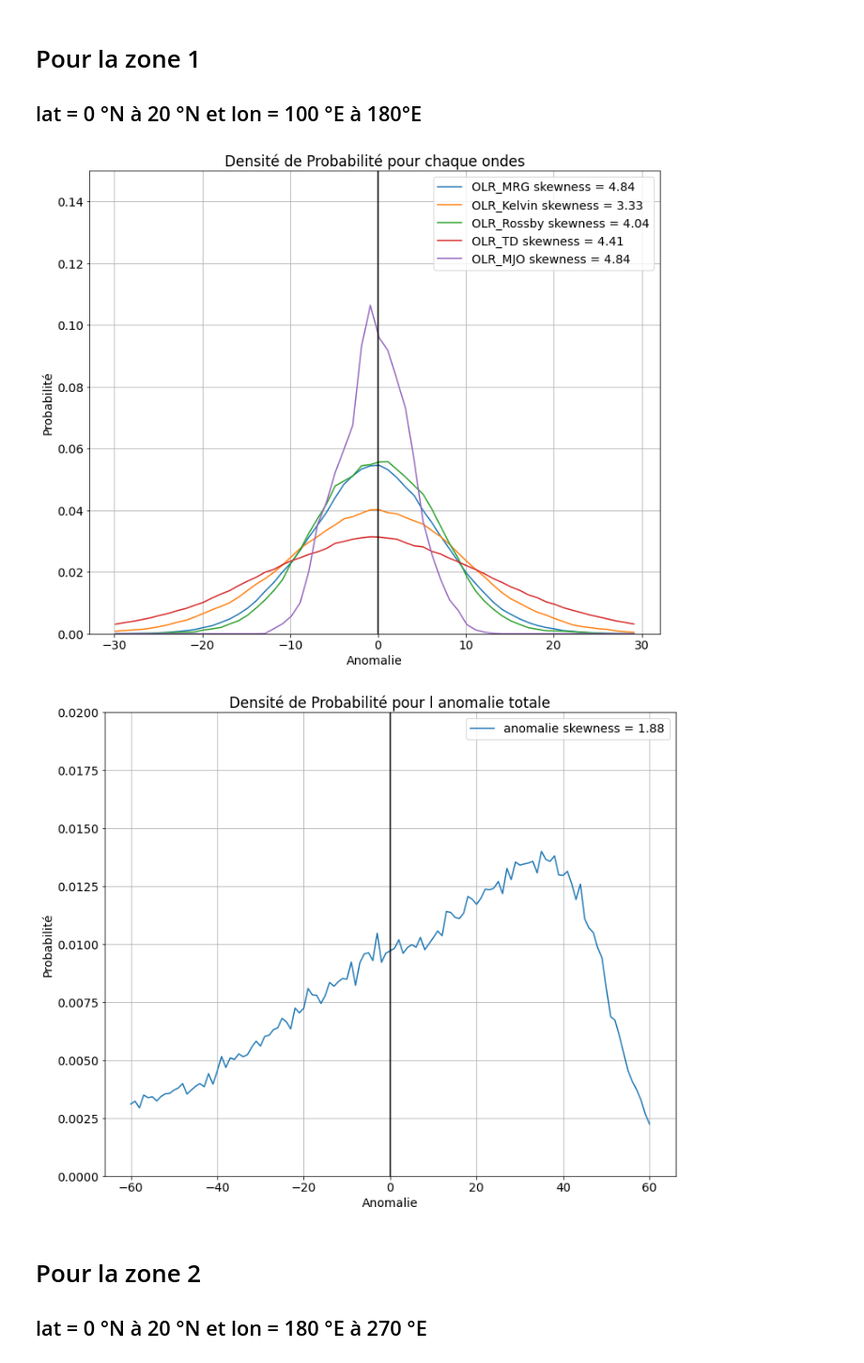
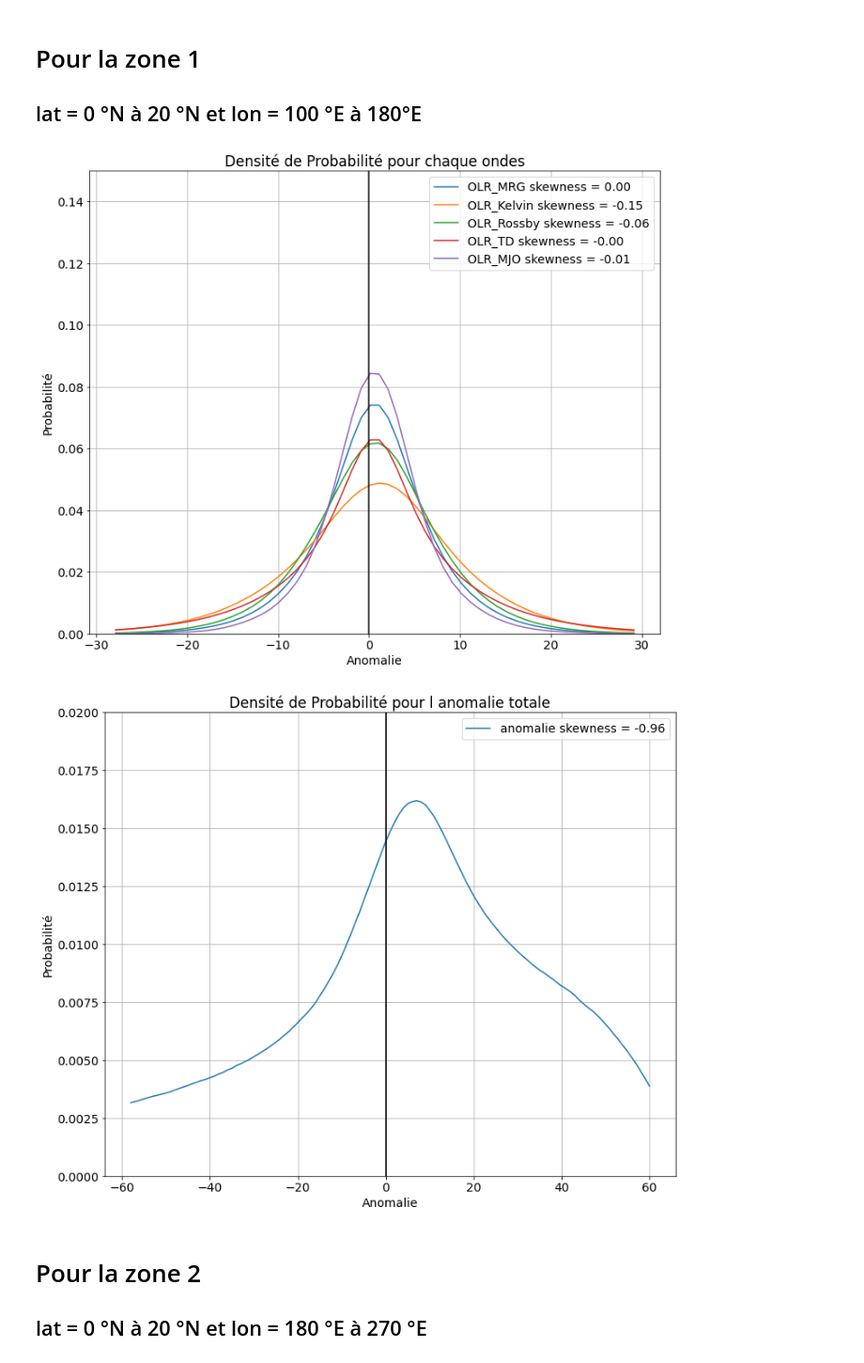
Before and after one commit to durandy86/TOWEL, a Jupyter notebook: ANALYSIS/DISTRIUBTION/DISTRIBUTION_ANOMALY_OLR_ENSEMBLE.ipynb, the cells around one changed output. Shown at 94% size. Drawn from its saved outputs; the diff is of its cells as text; code cells hidden in the pictures.

```diff
--- a/ANALYSIS/DISTRIUBTION/DISTRIBUTION_ANOMALY_OLR_ENSEMBLE.ipynb
+++ b/ANALYSIS/DISTRIUBTION/DISTRIBUTION_ANOMALY_OLR_ENSEMBLE.ipynb
@@ -50,9 +50,11 @@ def computeProbabilite(latm, latM, ds_skew_mean, lonm = None, lonM = None):
     if lonm != None :
         _ds = ds.sel(lat = slice(latm,latM), lon = slice(lonm,lonM)).persist()
         _ds_anom = ds_anom.sel(lat = slice(latm,latM), lon = slice(lonm,lonM)).persist()
+        ds_skew_mean = ds_skew_mean.sel(lat = slice(latm,latM), lon = slice(lonm,lonM)).mean().persist()
     else :
         _ds = ds.sel(lat = slice(latm,latM)).persist()
         _ds_anom = ds_anom.sel(lat = slice(latm,latM)).persist()
+        ds_skew_mean = ds_skew_mean.sel(lat = slice(latm,latM), lon = slice(lonm,lonM)).mean().persist()
 
     _ds = _ds.sum(dim = ['lat','lon']).compute()
     _ds = _ds.sel(nRange = slice(-30,30))
@@ -85,7 +87,7 @@ def computeProbabilite(latm, latM, ds_skew_mean, lonm = None, lonM = None):
 
     plt.figure(figsize = (12,10))
     for v in var :
-        Prob[v].plot(label = v + ' skewness = ' + str('%.2f' % ds_skew_mean[v]), ylim = [0,0.15])
+        Prob[v].rolling(nRange=3).mean().plot(label = v + ' skewness = ' + str('%.2f' % ds_skew_mean[v]), ylim = [0,0.15])
     plt.legend()
     plt.xlabel('Anomalie')
     plt.ylabel('Probabilité')
@@ -95,7 +97,7 @@ def computeProbabilite(latm, latM, ds_skew_mean, lonm = None, lonM = None):
     plt.show()
 
     plt.figure(figsize = (12,10))
-    Prob_T['OLR_ano'].plot(label = 'anomalie'+ ' skewness = ' + str('%.2f' % ds_skew_mean['OLR_ano']), ylim = [0,0.020])
+    Prob_T['OLR_ano'].rolling(nRange=3).mean().plot(label = 'anomalie'+ ' skewness = ' + str('%.2f' % ds_skew_mean['OLR_ano']), ylim = [0,0.020])
     plt.legend()
     plt.xlabel('Anomalie')
     plt.ylabel('Probabilité')
@@ -131,9 +174,12 @@ ds = ds.assign_coords(nRange = (ds.nRange + 0.25/2))
 # %%
-from scipy.stats import skew
-ds_skew = ds.reduce(skew,dim=('nRange'))
+# from scipy.stats import skew
+# ds_skew = ds.reduce(skew,dim=('nRange'))
 
-da_skew_anom = ds_anom['OLR_ano'].reduce(skew,dim=('nRange'))
-ds_skew['OLR_ano'] = da_skew_anom
+# da_skew_anom = ds_anom['OLR_ano'].reduce(skew,dim=('nRange'))
+# ds_skew['OLR_ano'] = da_skew_anom
 
-ds_skew_mean = ds_skew.mean(dim = ['lat', 'lon'])
-ds
+#  ds_skew.mean(dim = ['lat', 'lon'])
+ds_skew_mean =xr.open_mfdataset('/cnrm/tropics/commun/DATACOMMUN/WAVE/NO_SAVE/DATA/ANALYSIS/VARIANCE/SKEW_OLR_WAVE_YEAR.nc')
+
+_ds_skew_mean = xr.open_mfdataset('/cnrm/tropics/commun/DATACOMMUN/WAVE/NO_SAVE/DATA/ANALYSIS/VARIANCE/SKEW_OLR_ANOTOT_YEAR.nc')
+ds_skew_mean['OLR_ano'] = _ds_skew_mean['OLR_ano']
@@ -187,12 +193,12 @@ computeProbabilite(latm,latM, ds_skew_mean)
 # Pour la zone 1
 ## lat = 0 °N à 20 °N et lon = 100 °E à 180°E
 # %%
-latm, latM = 5,15
-lonm, lonM = -5, 5
+latm, latM = -15,15
+lonm, lonM = -180, 180
 computeProbabilite(latm,latM, ds_skew_mean, lonm = lonm, lonM = lonM)
 # %% [output]
-[figure, old version]
+[figure, new version]
-[figure, old version]
+[figure, new version]
 # %% [markdown]
 # Pour la zone 2
 ## lat = 0 °N à 20 °N et lon = 180 °E à 270 °E
```
Also changed, not shown: parts of 5 cells of this notebook, 27 other files.
